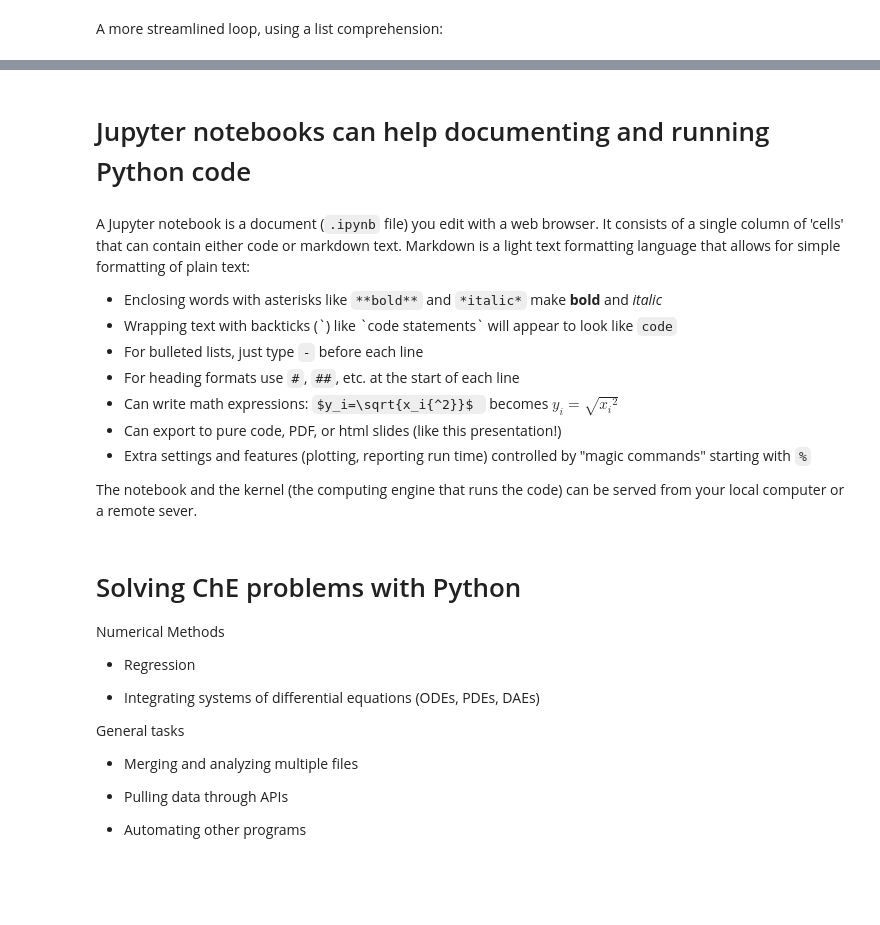
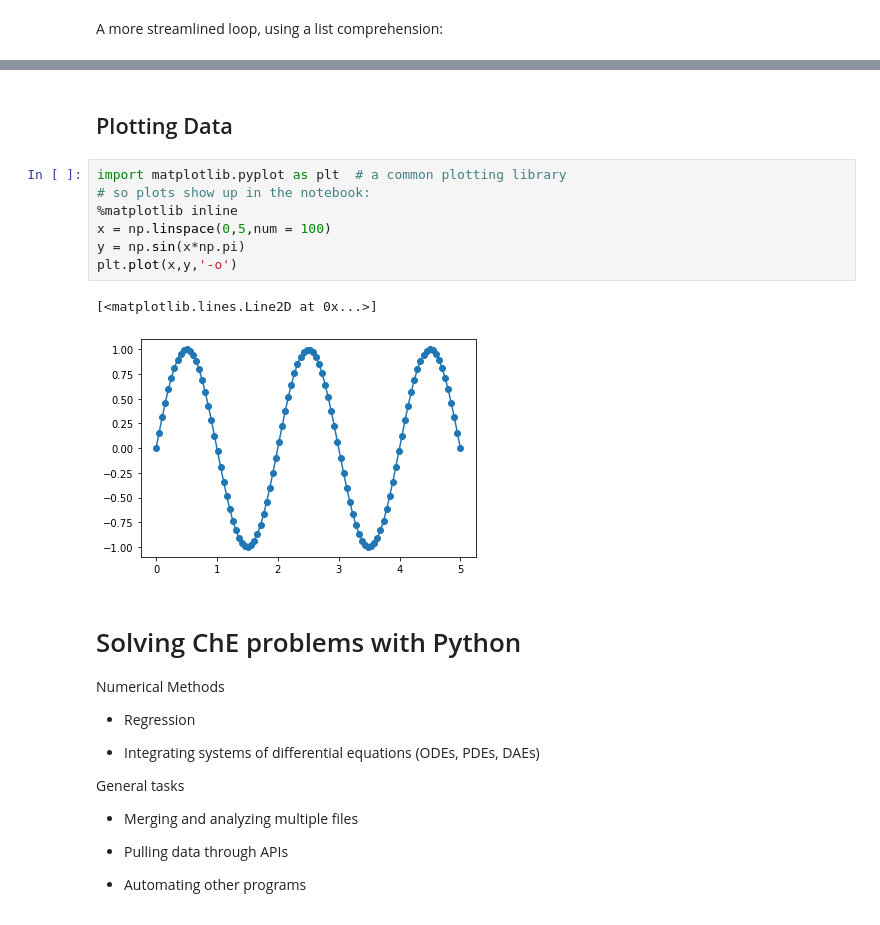
Before and after one commit to chepyle/Python4ChEs, a Jupyter notebook: Python4ChEs.ipynb, the cells around one changed output, grey strips where cells are left out. Drawn from its saved outputs; the diff is of its cells as text; blank space fills up the shorter version.

```diff
--- a/Python4ChEs.ipynb
+++ b/Python4ChEs.ipynb
@@ -234,17 +286,15 @@ A more streamlined loop, using a list comprehension:
-# %% [markdown]
-# Jupyter notebooks can help documenting and running Python code
-# %% [markdown]
-A Jupyter notebook is a document (`.ipynb` file) you edit with a web browser.  It consists of a single column of 'cells' that can contain either code or markdown text.  Markdown is a light text formatting language that allows for simple formatting of plain text:
-
- - Enclosing words with asterisks like `**bold**` and `*italic*` make **bold** and *italic*
- - Wrapping text with backticks (\`) like \`code statements\` will appear to look like `code`
- - For bulleted lists, just type ` - ` before each line
- - For heading formats use `#`, `##`, etc. at the start of each line
- - Can write math expressions: `$y_i=\sqrt{x_i{^2}}$ ` becomes $y_i=\sqrt{x_i{^2}}$
- - Can export to pure code, PDF, or html slides (like this presentation!)
- - Extra settings and features (plotting, reporting run time) controlled by "magic commands" starting with `%`
-
-The notebook and the kernel (the computing engine that runs the code) can be served from your local computer or a remote sever.
+# %% [markdown]
+## Plotting Data
+# %%
+import matplotlib.pyplot as plt  # a common plotting library
+# so plots show up in the notebook:
+%matplotlib inline
+x = np.linspace(0,5,num = 100)
+y = np.sin(x*np.pi)
+plt.plot(x,y,'-o')
+# %% [output]
+[<matplotlib.lines.Line2D at 0x...>]
+[figure, added]
 # %% [markdown]
 # Solving ChE problems with Python
 
```
Also changed, not shown: parts of 49 cells of this notebook, 6 other files.
